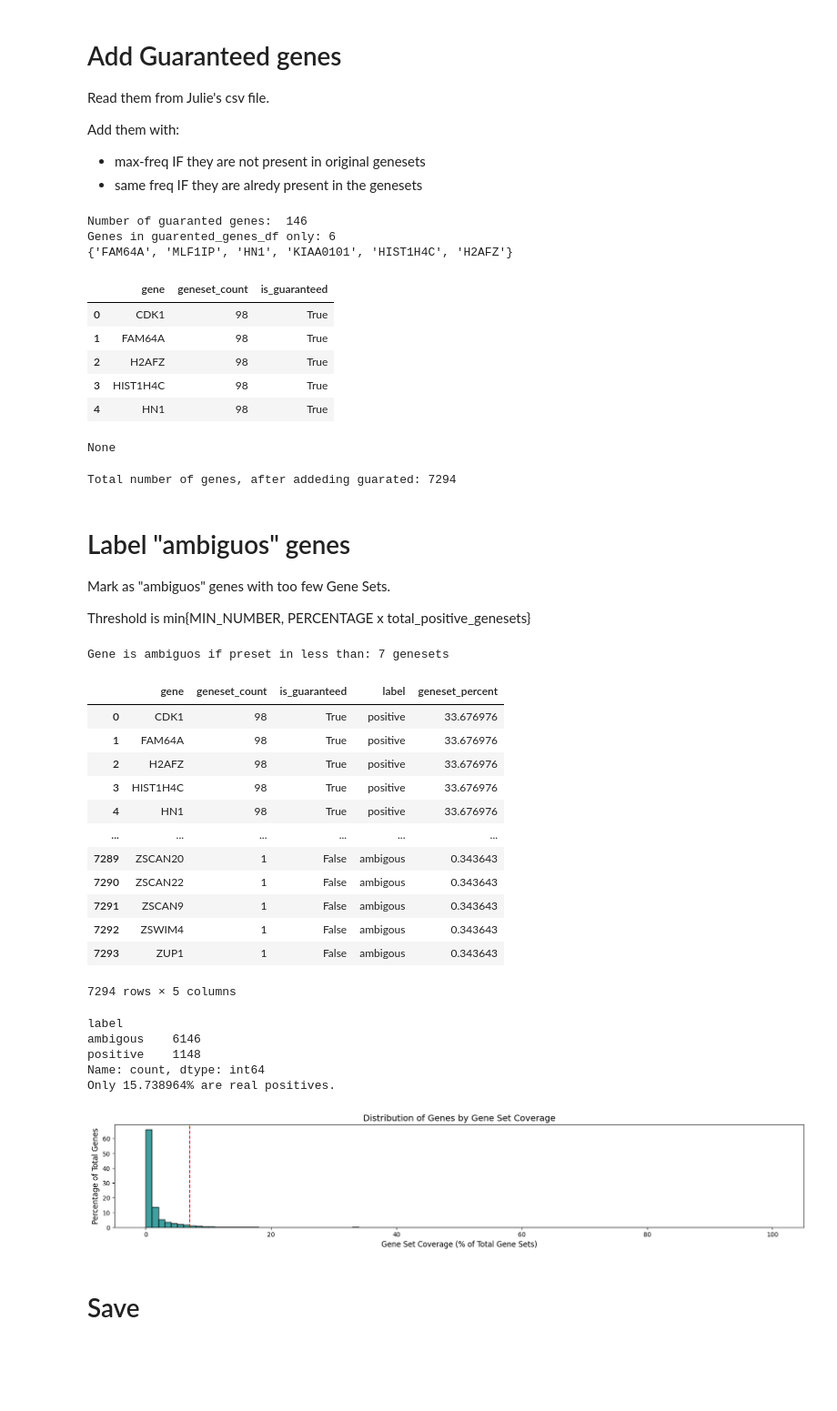
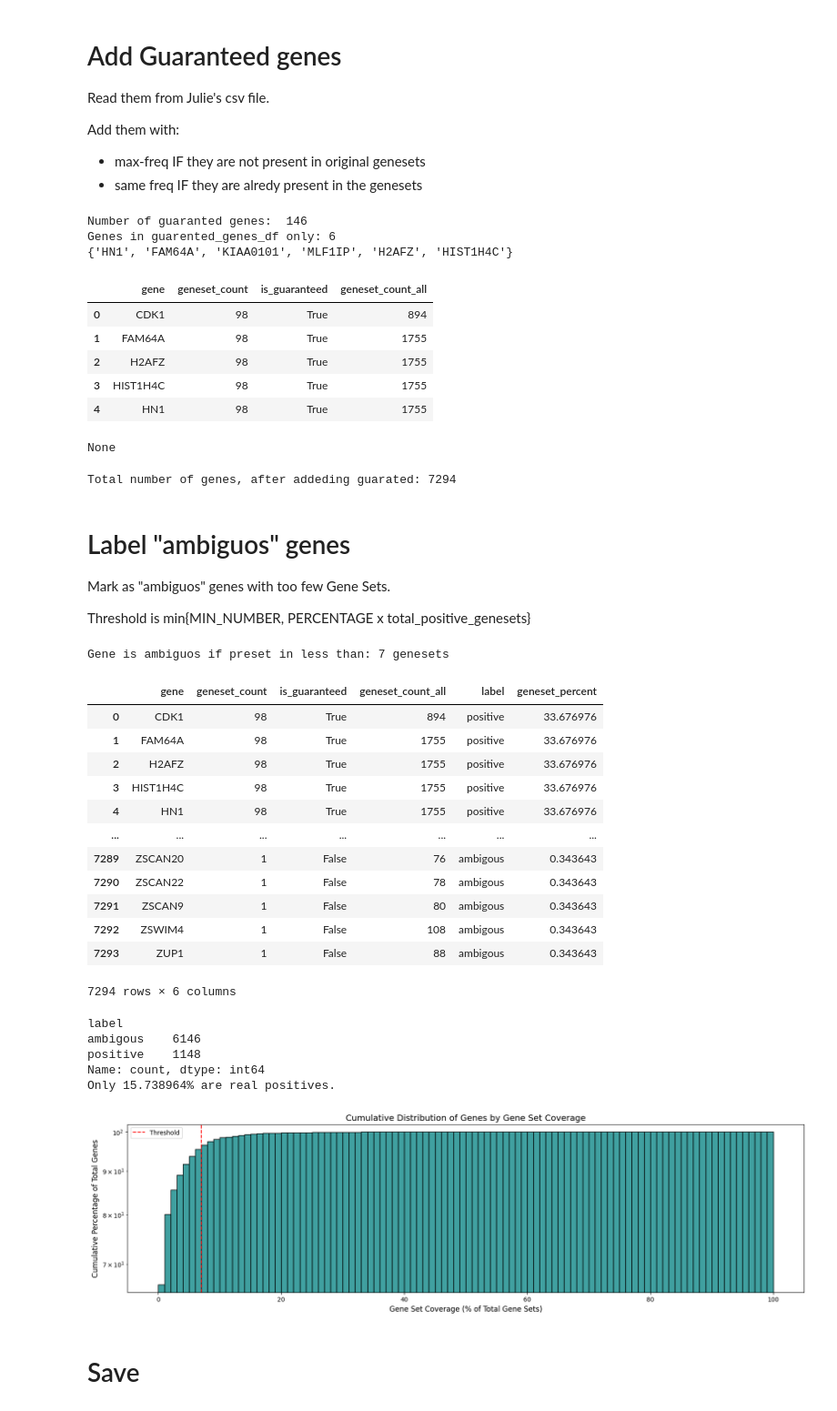
Before and after one commit to 8gabri8/ESMSec, a Jupyter notebook: scripts/create_dataset/00_MSigDB_broad_cc_genes.ipynb, the cells around one changed output. Shown at 91% size. Cells and saved outputs as stored; diff of their text form; code cells hidden in the pictures; blank space fills up the shorter version.

```diff
--- a/scripts/create_dataset/00_MSigDB_broad_cc_genes.ipynb
+++ b/scripts/create_dataset/00_MSigDB_broad_cc_genes.ipynb
@@ -107,2 +100,6 @@ Name: count, Length: 129, dtype: int64
 <Axes: ylabel='number genesets'>
 [figure]
+# %%
+# Are there duplicated genes in a single egeneset
+df_genesets_cell_cycle["has_duplicated_genes"] = df_genesets_cell_cycle.geneSymbols.apply(lambda x: len(x) != len(set(x)))
+print("Number of genesets with duplicated genes:", df_genesets_cell_cycle["has_duplicated_genes"].sum())
@@ -137,3 +136,14 @@ Number of positive genes: 7288
 ['CDK1', 'CCNB1', 'PLK1', 'BIRC5', 'RB1', 'E2F1', 'AURKB', 'CDK2', 'CDKN1A', 'CCND1', 'CDC20', 'MAD2L1', 'CDC6', 'UBE2C', 'CDCA8', 'CCNE1', 'TP53', 'CCNE2', 'CENPF', 'NDC80', 'CHEK1', 'INCENP', 'AURKA ...
 <Axes: xlabel='number of genesets in which one gene appears', ylabel='number genes'>
 [figure]
+# %%
+# geneset count across all genesets
+tmp = dataf.gene_set_counts(df_genesets, subset_genes=gene_counts_df.gene.to_list())
+tmp.rename(columns={"geneset_count": "geneset_count_all"}, inplace=True)
+
+gene_counts_df = pd.merge(gene_counts_df, tmp, on="gene", how="left")
+
+print("\nAre there Nan?", gene_counts_df.geneset_count_all.isna().sum())
+
+display(gene_counts_df)
+gene_counts_df.geneset_count_all.plot(kind="hist", logy=True, bins=100, ylabel="number genes", xlabel="number of genesets in which one gene appears")
@@ -168,12 +195,13 @@ print(f"Genes in guarented_genes_df only: {len(genes_in_guaranted_only)} \n{gene
 guarented_genes_df = pd.DataFrame({
     'gene': list(genes_in_guaranted_only),
     'geneset_count': max(gene_counts_df.geneset_count), # Use as Freq the max (as these genes are guaranted)
-    "is_guaranteed": True
+    "is_guaranteed": True,
+    'geneset_count_all': max(gene_counts_df.geneset_count_all), # Use as Freq the max (as these genes are guaranted)
 })
 # %% [output]
 Number of guaranted genes:  146
 Genes in guarented_genes_df only: 6
-{'FAM64A', 'MLF1IP', 'HN1', 'KIAA0101', 'HIST1H4C', 'H2AFZ'}
+{'HN1', 'FAM64A', 'KIAA0101', 'MLF1IP', 'H2AFZ', 'HIST1H4C'}
 # %%
 # append to existing gene_frequency_df
 gene_frequency_df = pd.concat([gene_counts_df, guarented_genes_df], ignore_index=True)
@@ -194,12 +222,12 @@ gene_frequency_df.reset_index(drop=True, inplace=True)
 display(display(gene_frequency_df.head(5)))
 print("Total number of genes, after addeding guarated:", gene_frequency_df.shape[0])
 # %% [output]
-|  | gene | geneset_count | is_guaranteed |
-| 0 | CDK1 | 98 | True |
-| 1 | FAM64A | 98 | True |
-| 2 | H2AFZ | 98 | True |
-| 3 | HIST1H4C | 98 | True |
-| 4 | HN1 | 98 | True |
+|  | gene | geneset_count | is_guaranteed | geneset_count_all |
+| 0 | CDK1 | 98 | True | 894 |
+| 1 | FAM64A | 98 | True | 1755 |
+| 2 | H2AFZ | 98 | True | 1755 |
+| 3 | HIST1H4C | 98 | True | 1755 |
+| 4 | HN1 | 98 | True | 1755 |
 None
 Total number of genes, after addeding guarated: 7294
 # %% [markdown]
@@ -227,19 +255,19 @@ print(gene_frequency_df.label.value_counts())
 print(f"Only {(100*gene_frequency_df.label.value_counts()['positive']/gene_frequency_df.shape[0]):1f}% are real positives.")
 # %% [output]
 Gene is ambiguos if preset in less than: 7 genesets
-|  | gene | geneset_count | is_guaranteed | label | geneset_percent |
-| 0 | CDK1 | 98 | True | positive | 33.676976 |
-| 1 | FAM64A | 98 | True | positive | 33.676976 |
-| 2 | H2AFZ | 98 | True | positive | 33.676976 |
-| 3 | HIST1H4C | 98 | True | positive | 33.676976 |
-| 4 | HN1 | 98 | True | positive | 33.676976 |
-| ... | ... | ... | ... | ... | ... |
-| 7289 | ZSCAN20 | 1 | False | ambigous | 0.343643 |
-| 7290 | ZSCAN22 | 1 | False | ambigous | 0.343643 |
-| 7291 | ZSCAN9 | 1 | False | ambigous | 0.343643 |
-| 7292 | ZSWIM4 | 1 | False | ambigous | 0.343643 |
-| 7293 | ZUP1 | 1 | False | ambigous | 0.343643 |
+|  | gene | geneset_count | is_guaranteed | geneset_count_all | label | geneset_percent |
+| 0 | CDK1 | 98 | True | 894 | positive | 33.676976 |
+| 1 | FAM64A | 98 | True | 1755 | positive | 33.676976 |
+| 2 | H2AFZ | 98 | True | 1755 | positive | 33.676976 |
+| 3 | HIST1H4C | 98 | True | 1755 | positive | 33.676976 |
+| 4 | HN1 | 98 | True | 1755 | positive | 33.676976 |
+| ... | ... | ... | ... | ... | ... | ... |
+| 7289 | ZSCAN20 | 1 | False | 76 | ambigous | 0.343643 |
+| 7290 | ZSCAN22 | 1 | False | 78 | ambigous | 0.343643 |
+| 7291 | ZSCAN9 | 1 | False | 80 | ambigous | 0.343643 |
+| 7292 | ZSWIM4 | 1 | False | 108 | ambigous | 0.343643 |
+| 7293 | ZUP1 | 1 | False | 88 | ambigous | 0.343643 |
-7294 rows × 5 columns
+7294 rows × 6 columns
 label
 ambigous    6146
 positive    1148
@@ -248,25 +276,29 @@ Only 15.738964% are real positives.
 # %%
 # Plot percentage of genes (y-axis) that appear in that percetage (x-axis) of genes sets
 NUM_BINS = 100
 bin_edges = np.linspace(0, 100, NUM_BINS + 1)
 
-plt.figure(figsize=(20, 3))
+plt.figure(figsize=(20, 5))
 sns.histplot(
     data=gene_frequency_df,
     x='geneset_percent',
     bins=bin_edges,       # Define 10 bins for the X-axis (e.g., 0-10%, 10-20%, etc.)
     stat="percent",       # Y-axis shows the percentage of genes in each bin
     kde=False,
     color='teal',
     edgecolor='black',
+
+    cumulative=True,
 )
-plt.title('Distribution of Genes by Gene Set Coverage', fontsize=14)
+plt.title('Cumulative Distribution of Genes by Gene Set Coverage', fontsize=14)
 plt.xlabel('Gene Set Coverage (% of Total Gene Sets)', fontsize=12)
-plt.ylabel('Percentage of Total Genes', fontsize=12)
+plt.ylabel('Cumulative Percentage of Total Genes', fontsize=12)
 plt.axvline(x=MIN, color='red', linestyle='--', linewidth=1.5, label='Threshold')
+plt.legend()
+plt.yscale('log')
 plt.show()
 # %% [output]
-[figure, old version]
+[figure, new version]
 # %% [markdown]
 # Save
 # %%
```
Also changed, not shown: parts of 4 cells of this notebook, 9 other files.
